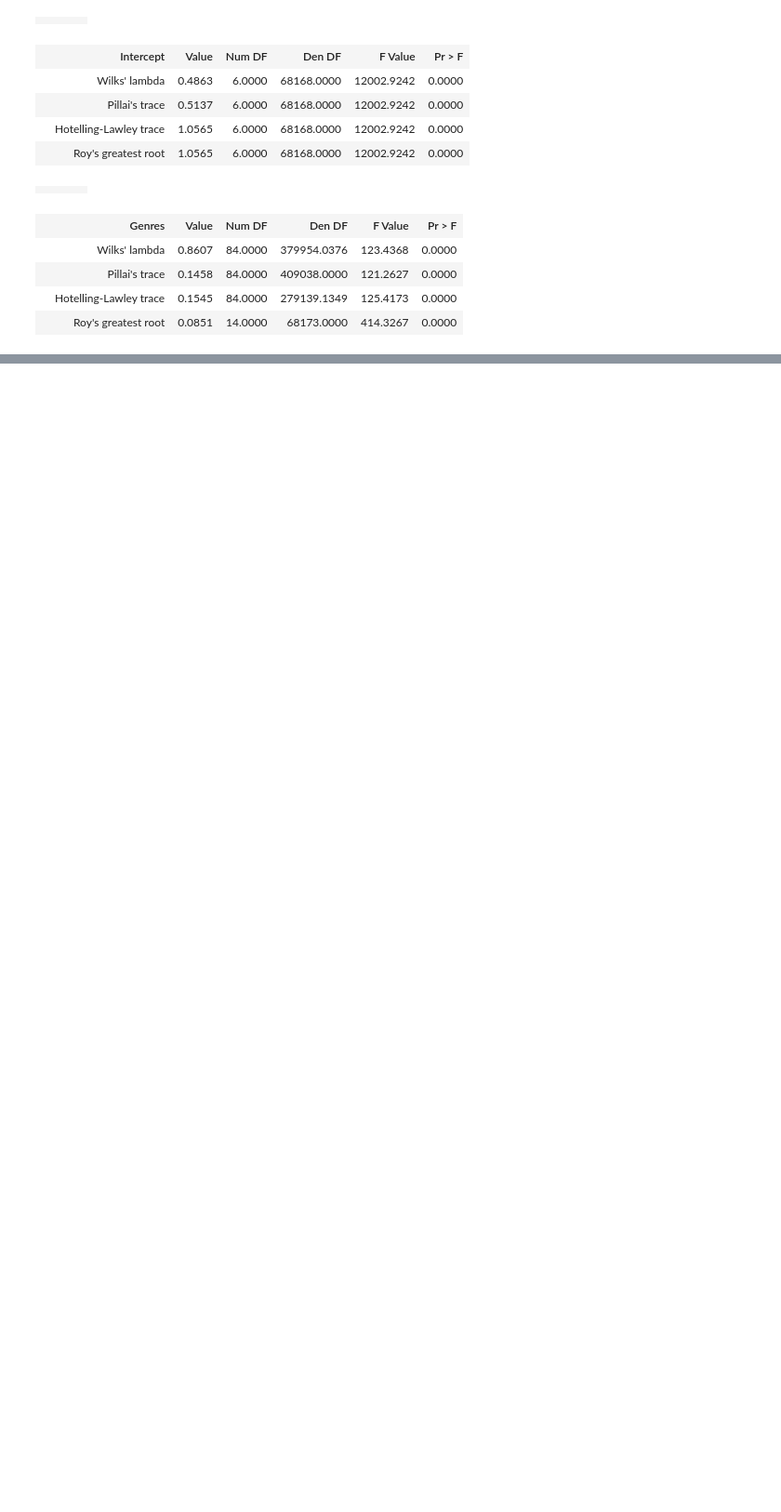
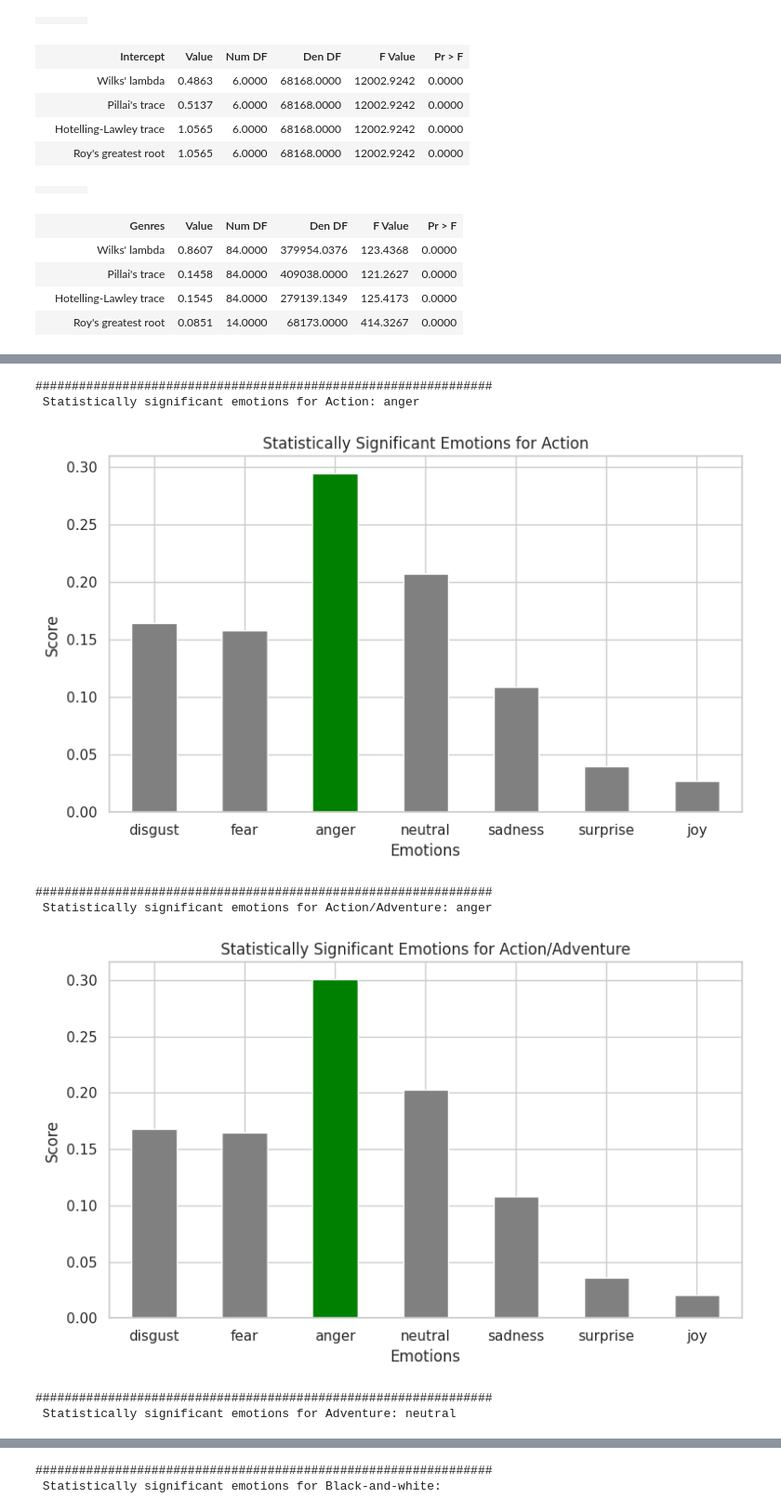
Before and after one commit to epfl-ada/ada-2024-project-phpjj1, a Jupyter notebook: submission.ipynb, the cells around one changed output, grey strips where cells are left out. Shown at 93% size. Drawn from its saved outputs; the diff is of its cells as text; code cells hidden in the pictures; blank space fills up the shorter version.

```diff
--- a/submission.ipynb
+++ b/submission.ipynb
@@ -197,0 +212,41 @@ result.summary()
+# %%
+from scipy.stats import ttest_1samp
+
+stat_significant_emotions = {}
+
+for genre in final_df.index:
+    genre_emotions = final_df.loc[genre, emotions]
+    significant_emotions = []
+
+    for emotion in emotions:
+        # Perform a one-sample t-test
+        stat, p_value = ttest_1samp(final_df[emotion], genre_emotions[emotion])
+
+        if p_value / 2 < 0.05 and genre_emotions[emotion] > weight_avg[emotion]:
+            significant_emotions.append(emotion)
+
+    stat_significant_emotions[genre] = significant_emotions
+
+for genre in stat_significant_emotions.keys():
+    genre_emotions = final_df.loc[genre, emotions]
+    significant_emotions = stat_significant_emotions[genre]
+
+    print("###############################################################\n",
+          f"Statistically significant emotions for {genre}: {', '.join(significant_emotions)}")
+    plt.figure(figsize=(8, 5))
+    genre_emotions.plot(kind='bar', color=['green' if emotion in significant_emotions else 'gray' for emotion in emotions])
+    plt.title(f"Statistically Significant Emotions for {genre}")
+    plt.xlabel("Emotions")
+    plt.ylabel("Score")
+    plt.xticks(rotation=0)
+    plt.tight_layout()
+    plt.show()
+# %% [output]
+###############################################################
+ Statistically significant emotions for Action: anger
+[figure, added]
+###############################################################
+ Statistically significant emotions for Action/Adventure: anger
+[figure, added]
+###############################################################
+ Statistically significant emotions for Adventure: neutral
@@ -197,0 +254,2 @@ result.summary()
+###############################################################
+ Statistically significant emotions for Black-and-white:
```
Also changed, not shown: parts of 12 cells of this notebook, 1 other file.
